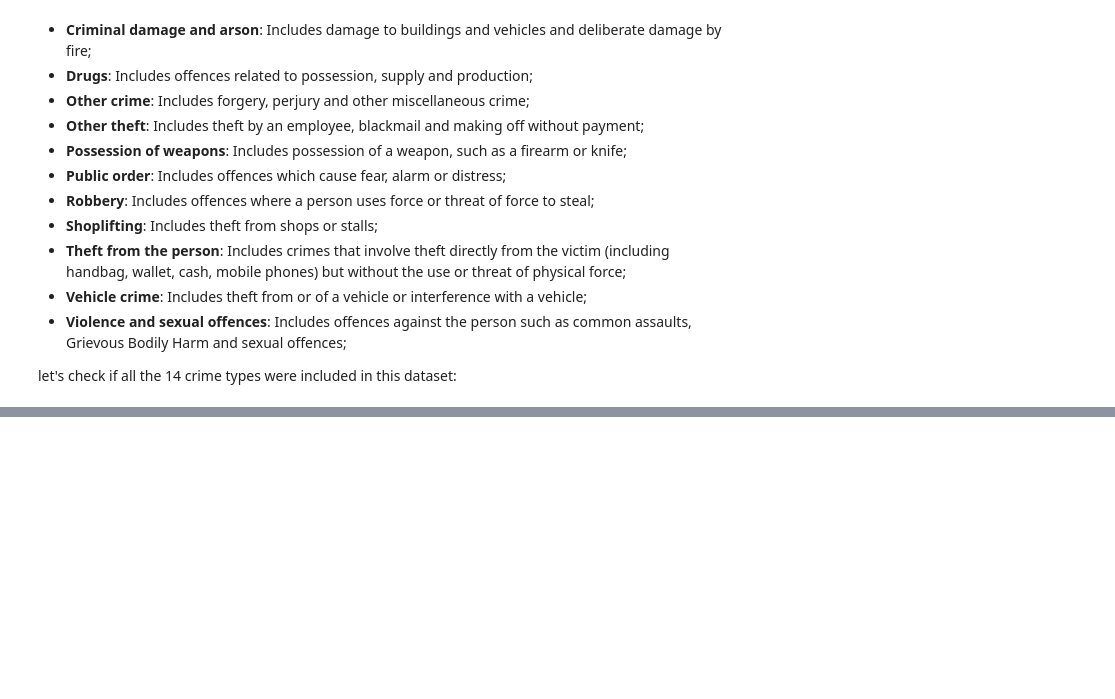
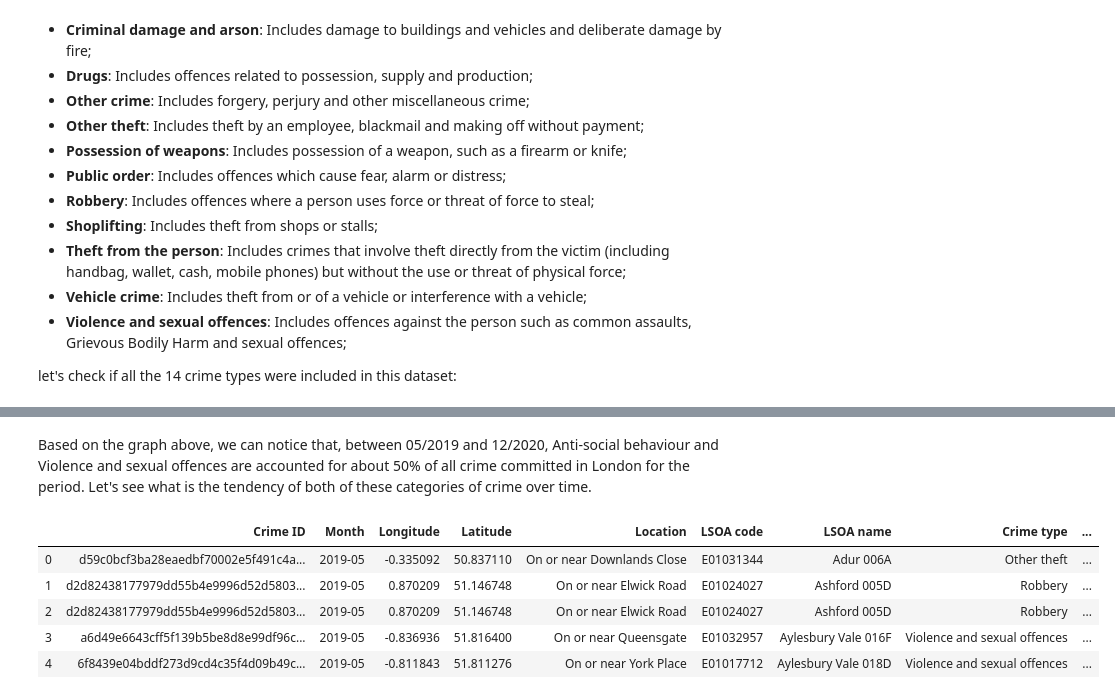
Before and after one commit to cafeemymelo/DataScienceProjects, a Jupyter notebook: Unguided/LondonCrimeAnalysis/London_Crime_Analysis .ipynb, the cells around one changed output, grey strips where cells are left out. Saved outputs shown, nothing was run; the diff lists cells and outputs as text; code cells hidden in the pictures; blank space fills up the shorter version.

```diff
--- a/Unguided/LondonCrimeAnalysis/London_Crime_Analysis .ipynb
+++ b/Unguided/LondonCrimeAnalysis/London_Crime_Analysis .ipynb
@@ -217,0 +269,11 @@ array(['Metropolitan Police Service'], dtype=object)
+# %% [markdown]
+Based on the graph above, we can notice that, between 05/2019 and 12/2020, Anti-social behaviour and Violence and sexual offences are accounted for about 50% of all crime committed in London for the period. Let's see what is the tendency of both of these categories of crime over time.
+# %%
+data.head()
+# %% [output]
+|  | Crime ID | Month | Longitude | Latitude | Location | LSOA code | LSOA name | Crime type | ... |
+| 0 | d59c0bcf3ba28eaedbf70002e5f491c4a... | 2019-05 | -0.335092 | 50.837110 | On or near Downlands Close | E01031344 | Adur 006A | Other theft | ... |
+| 1 | d2d82438177979dd55b4e9996d52d5803... | 2019-05 | 0.870209 | 51.146748 | On or near Elwick Road | E01024027 | Ashford 005D | Robbery | ... |
+| 2 | d2d82438177979dd55b4e9996d52d5803... | 2019-05 | 0.870209 | 51.146748 | On or near Elwick Road | E01024027 | Ashford 005D | Robbery | ... |
+| 3 | a6d49e6643cff5f139b5be8d8e99df96c... | 2019-05 | -0.836936 | 51.816400 | On or near Queensgate | E01032957 | Aylesbury Vale 016F | Violence and sexual offences | ... |
+| 4 | 6f8439e04bddf273d9cd4c35f4d09b49c... | 2019-05 | -0.811843 | 51.811276 | On or near York Place | E01017712 | Aylesbury Vale 018D | Violence and sexual offences | ... |
```
Also changed, not shown: parts of 7 cells of this notebook.
